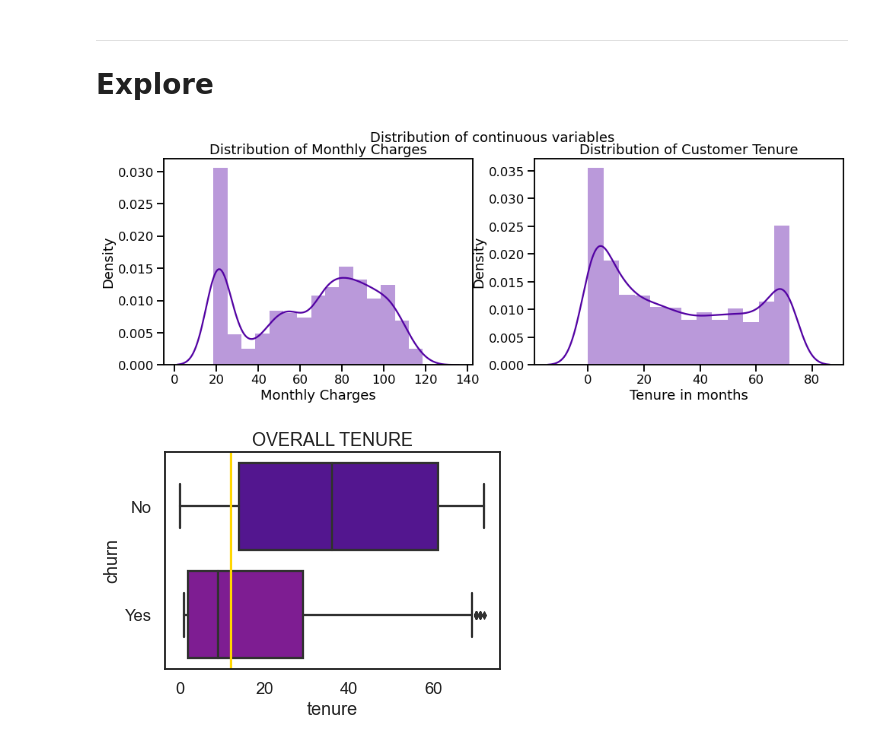
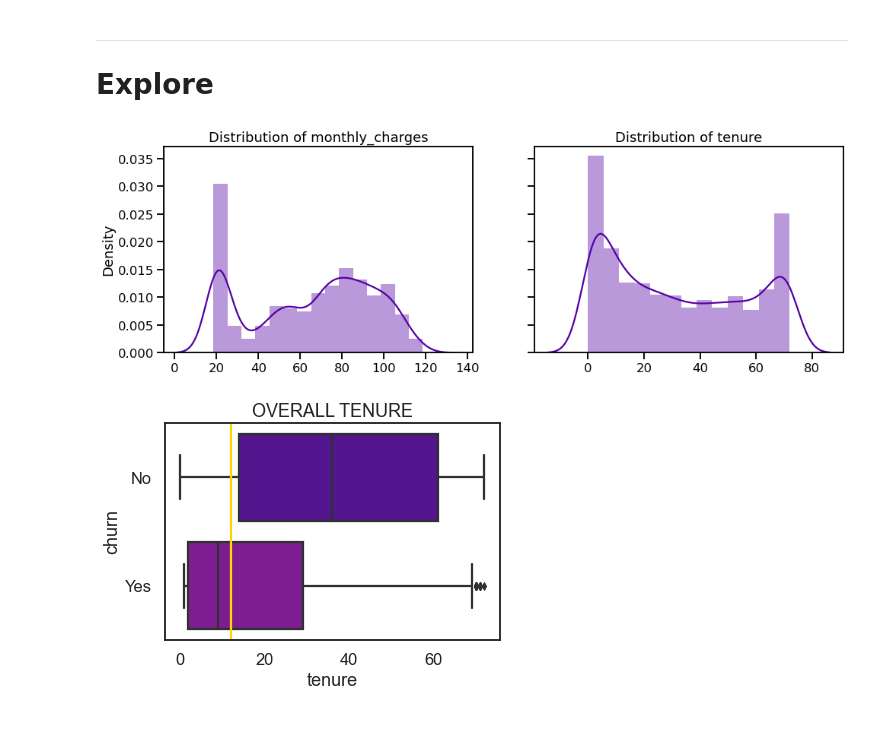
Before and after one commit to HeatherOrtegaMcMillan/telco_churn_classification_project, a Jupyter notebook: final_telco_report.ipynb, the cells around one changed output. Saved outputs shown, nothing was run; the diff lists cells and outputs as text; code cells hidden in the pictures.

```diff
--- a/final_telco_report.ipynb
+++ b/final_telco_report.ipynb
@@ -246,21 +243,10 @@ cols_continuous = [ 'monthly_charges',
-# %%
-# distribution of Monthly Charges
-plt.figure(figsize = (16,5))
-plt.subplot(121)
-sns.distplot(x = train.monthly_charges)
-plt.title('Distribution of Monthly Charges')
-plt.xlabel('Monthly Charges')
-
-# distribution of tenure
-plt.subplot(122)
-sns.distplot(x = train.tenure)
-plt.title('Distribution of Customer Tenure')
-plt.xlabel('Tenure in months')
-
-plt.suptitle('Distribution of continuous variables', fontsize = 18)
-plt.show()
-# %% [output]
-[figure, removed]
+# %%
+fig, axs = plt.subplots(1, 2, figsize=(16,5), sharey=True)
+for ax, var in zip(axs, cols_continuous):
+    sns.distplot(x = train[var], ax = ax)
+    ax.set(title=f'Distribution of {var}')
+# %% [output]
+[figure, added]
 # %%
 # this is the entire demographic!
 # compare this to all the variables to see a difference
```
Also changed, not shown: parts of 51 cells of this notebook, 1 other file.
